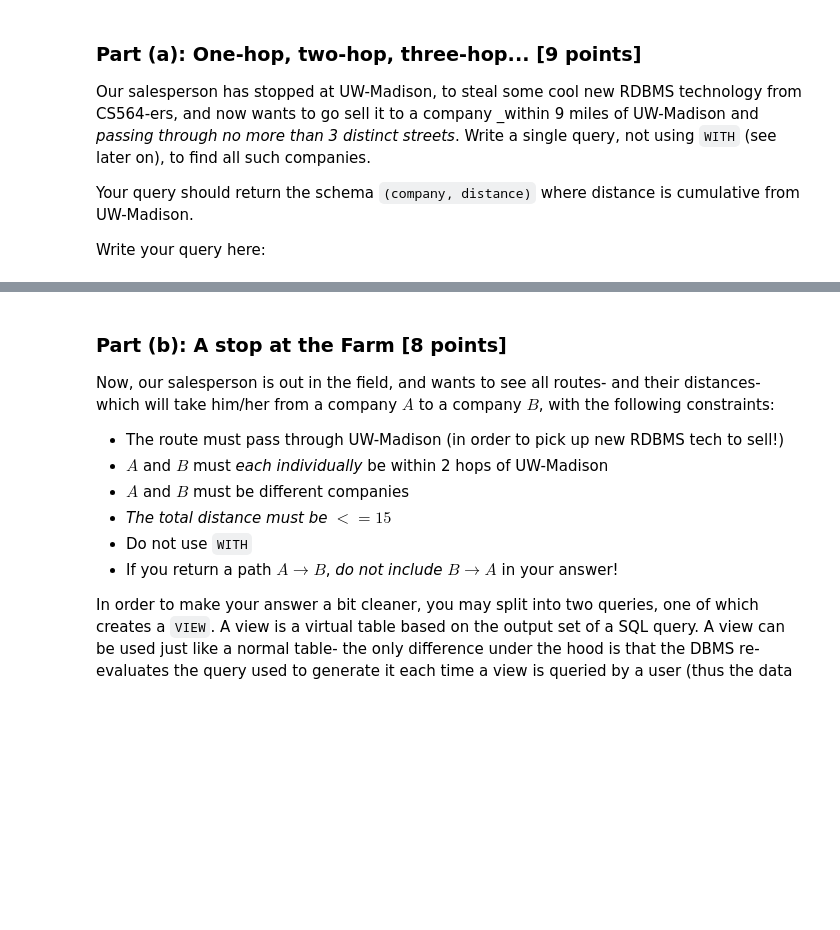
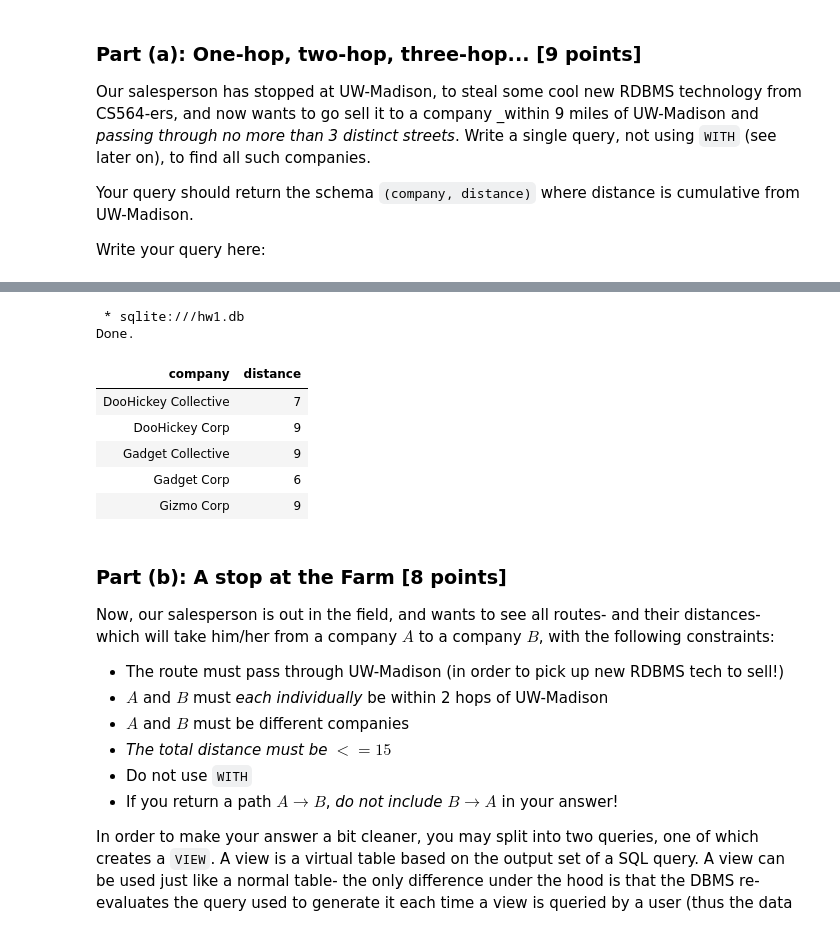
Before and after one commit to nathansu471/cs564, a Jupyter notebook: hw1/hw1.ipynb, the cells around one changed output, grey strips where cells are left out. Cells and saved outputs as stored; diff of their text form; code cells hidden in the pictures; blank space fills up the shorter version.

```diff
--- a/hw1/hw1.ipynb
+++ b/hw1/hw1.ipynb
@@ -358,3 +339,32 @@ Write your query here:
+# %%
+%%sql
+SELECT company, MIN(distance) AS "distance"
+FROM
+(SELECT B AS "company", d AS "distance"
+FROM streets
+WHERE A = 'UW-Madison' AND d <= 9
+
+UNION
+
+SELECT hop2.B AS "company", hop1.d + hop2.d AS "distance"
+FROM streets AS "hop1" JOIN streets AS "hop2" ON hop1.B = hop2.A
+WHERE hop1.A = "UW-Madison" AND hop1.direction = "F" AND hop2.direction = "F" AND hop1.d + hop2.d <=9
+
+UNION
+
+SELECT hop3.B AS "company", hop1.d + hop2.d + hop3.d AS "distance"
+FROM streets AS "hop1" JOIN streets AS "hop2" ON hop1.B = hop2.A JOIN streets AS "hop3" ON hop2.B = hop3.A
+WHERE hop1.A = "UW-Madison" AND hop1.direction = "F" AND hop2.direction = "F" AND hop3.direction = "F" AND hop3.B != "UW-Madison" AND hop1.d + hop2.d + hop3.d <=9)
+GROUP BY company
+# %% [output]
+ * sqlite:///hw1.db
+Done.
+| company | distance |
+| DooHickey Collective | 7 |
+| DooHickey Corp | 9 |
+| Gadget Collective | 9 |
+| Gadget Corp | 6 |
+| Gizmo Corp | 9 |
 # %% [markdown]
 ### Part (b): A stop at the Farm [8 points]
 
```
Also changed, not shown: parts of 7 cells of this notebook.
